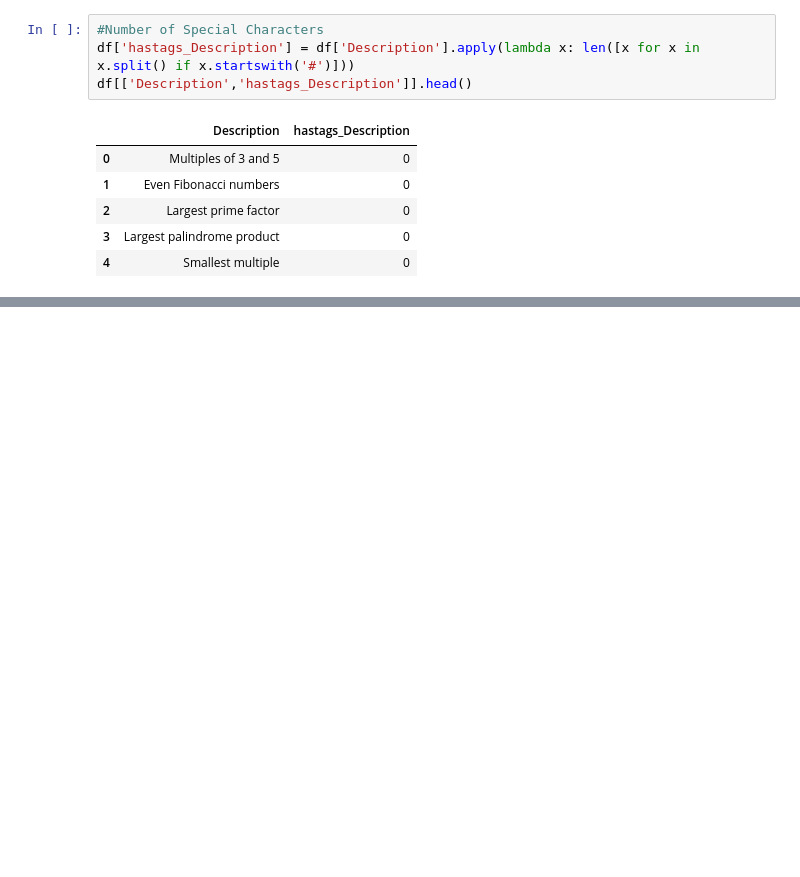
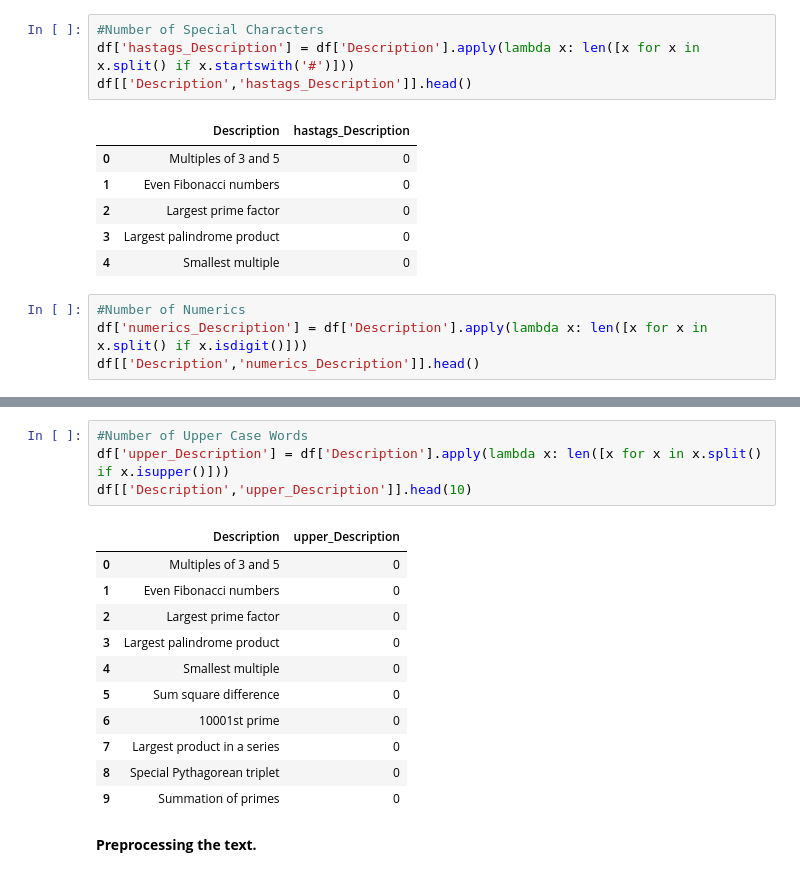
Before and after one commit to prithvikolla/Compuational_Methods_INFO5731, a Jupyter notebook: In_Class_Exersise/In_class_exercise_05.ipynb, the cells around one changed output, grey strips where cells are left out. Drawn from its saved outputs; the diff is of its cells as text; blank space fills up the shorter version.

```diff
--- a/In_Class_Exersise/In_class_exercise_05.ipynb
+++ b/In_Class_Exersise/In_class_exercise_05.ipynb
@@ -162,3 +162,7 @@ df[['Description','hastags_Description']].head()
 | 2 | Largest prime factor | 0 |
 | 3 | Largest palindrome product | 0 |
 | 4 | Smallest multiple | 0 |
+# %%
+#Number of Numerics
+df['numerics_Description'] = df['Description'].apply(lambda x: len([x for x in x.split() if x.isdigit()]))
+df[['Description','numerics_Description']].head()
@@ -164,0 +176,18 @@ df[['Description','hastags_Description']].head()
+# %%
+#Number of Upper Case Words
+df['upper_Description'] = df['Description'].apply(lambda x: len([x for x in x.split() if x.isupper()]))
+df[['Description','upper_Description']].head(10)
+# %% [output]
+|  | Description | upper_Description |
+| 0 | Multiples of 3 and 5 | 0 |
+| 1 | Even Fibonacci numbers | 0 |
+| 2 | Largest prime factor | 0 |
+| 3 | Largest palindrome product | 0 |
+| 4 | Smallest multiple | 0 |
+| 5 | Sum square difference | 0 |
+| 6 | 10001st prime | 0 |
+| 7 | Largest product in a series | 0 |
+| 8 | Special Pythagorean triplet | 0 |
+| 9 | Summation of primes | 0 |
+# %% [markdown]
+**Preprocessing the text.**
```
Also changed, not shown: parts of 19 cells of this notebook.
